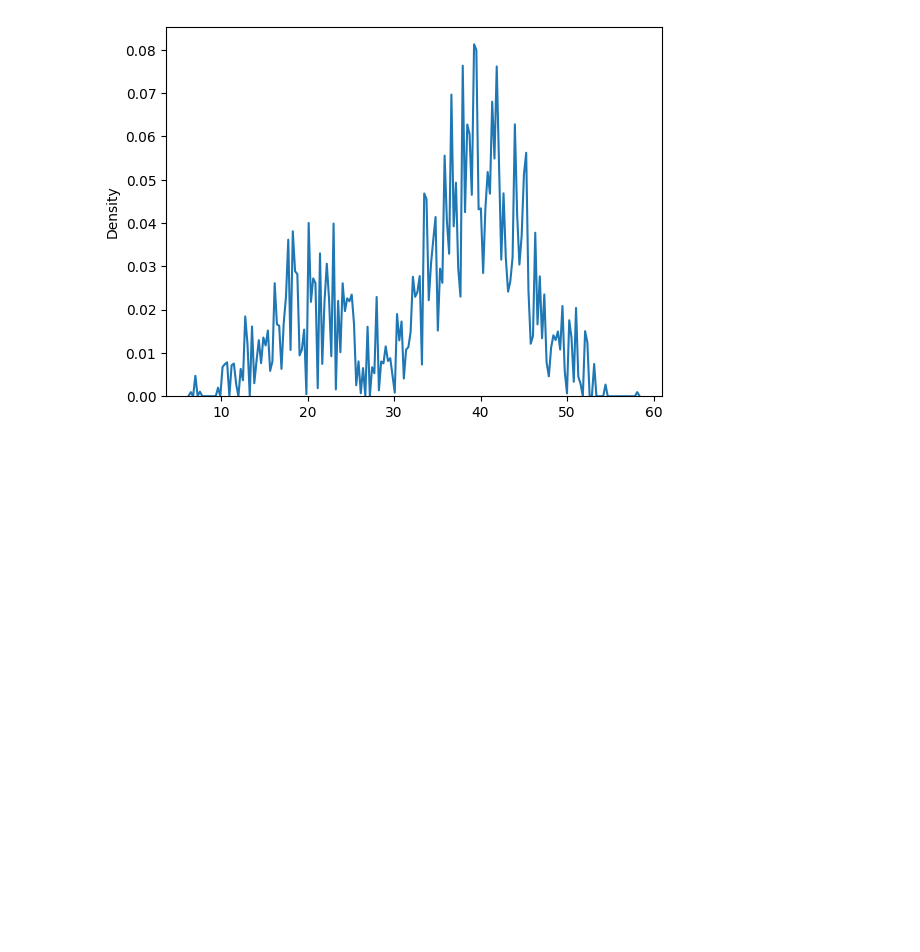
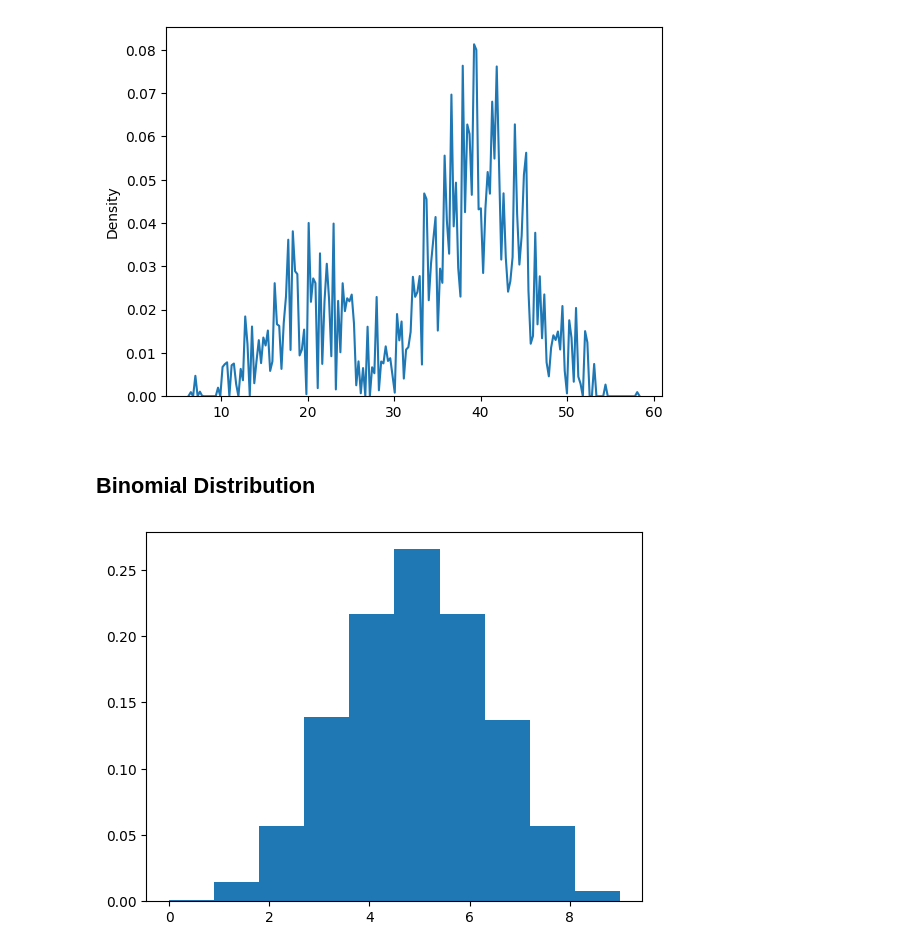
Before and after one commit to anshulkansal121/Python-Programming, a Jupyter notebook: Statistics/Descriptive Statistics/Probability Distribution Funtions.ipynb, the cells around one changed output. Cells and saved outputs as stored; diff of their text form; code cells hidden in the pictures; blank space fills up the shorter version.

Commit message:
Added Binmial Distribution

```diff
--- a/Statistics/Descriptive Statistics/Probability Distribution Funtions.ipynb
+++ b/Statistics/Descriptive Statistics/Probability Distribution Funtions.ipynb
@@ -143,3 +143,16 @@ sns.kdeplot(sample.reshape(1000),bw_adjust=0.02)
 # %% [output]
 <Axes: ylabel='Density'>
 [figure]
+# %% [markdown]
+## Binomial Distribution
+# %%
+n = 10  # number of trials
+p = 0.5  # probability of success
+size = 1000  # number of samples to generate
+
+binomial_dist = np.random.binomial(n, p, size)
+
+plt.hist(binomial_dist,density=True)
+plt.show()
+# %% [output]
+[figure, added]
```
